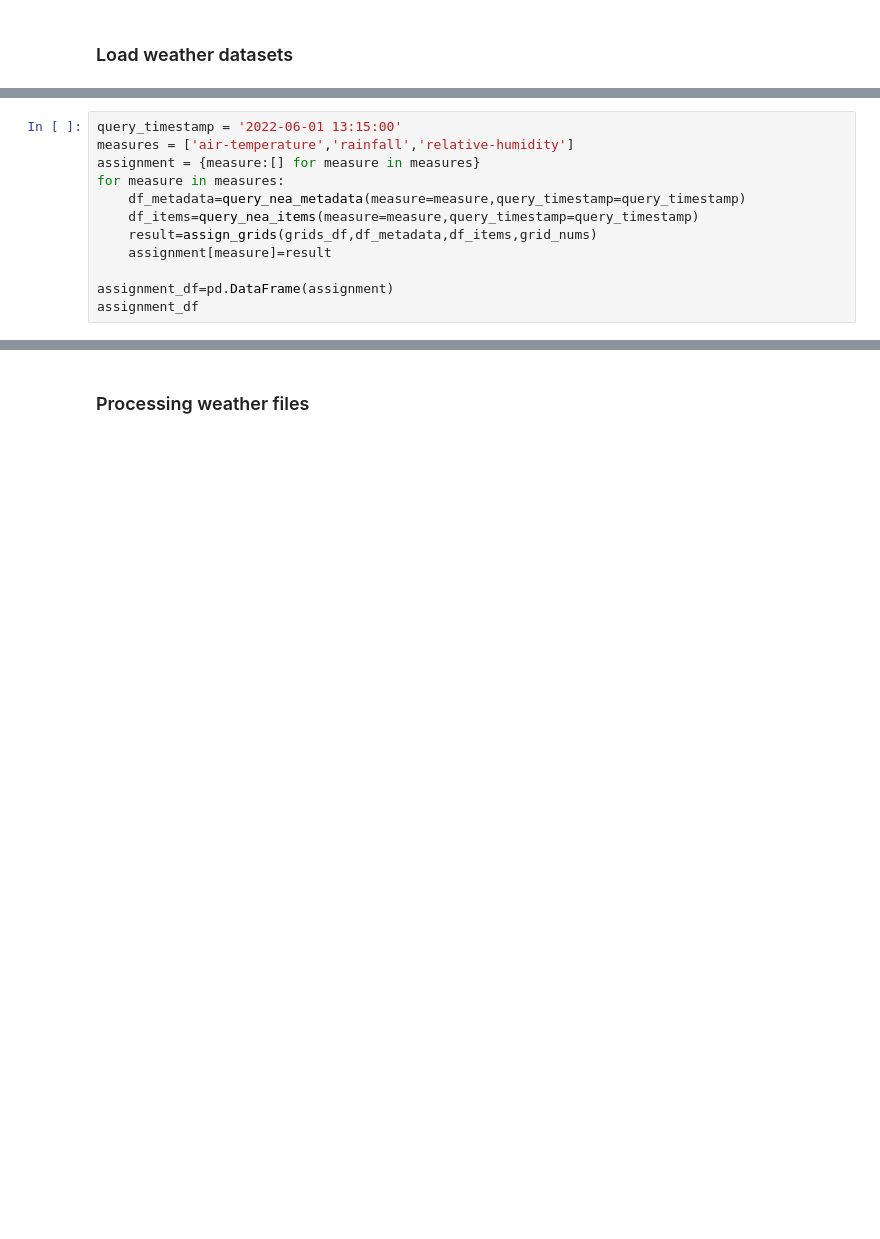
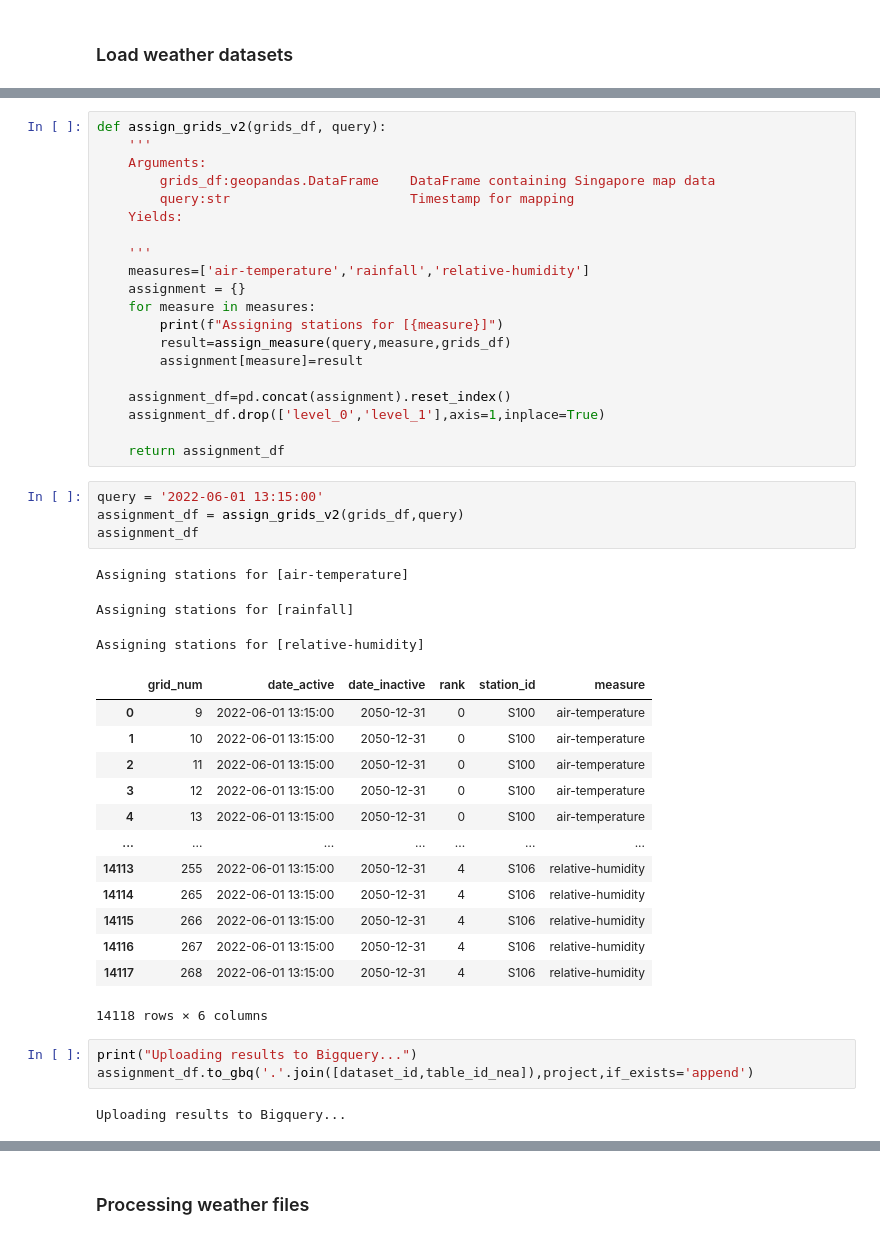
Before and after one commit to spencerkmarley/smu-cs611-mleng-project, a Jupyter notebook: Assignment.ipynb, the cells around one changed output, grey strips where cells are left out. Saved outputs shown, nothing was run; the diff lists cells and outputs as text; blank space fills up the shorter version.

```diff
--- a/Assignment.ipynb
+++ b/Assignment.ipynb
@@ -207,15 +181,3 @@ def query_taxi_availability(query_timestamp:str, project_id='ml-eng-cs611-group-
     """
 
     return pd.read_gbq(sql, project_id=project_id)
-# %%
-query_timestamp = '2022-06-01 13:15:00'
-measures = ['air-temperature','rainfall','relative-humidity']
-assignment = {measure:[] for measure in measures}
-for measure in measures:
-    df_metadata=query_nea_metadata(measure=measure,query_timestamp=query_timestamp)
-    df_items=query_nea_items(measure=measure,query_timestamp=query_timestamp)
-    result=assign_grids(grids_df,df_metadata,df_items,grid_nums)
-    assignment[measure]=result
-
-assignment_df=pd.DataFrame(assignment)
-assignment_df
@@ -235,0 +207,46 @@ assignment_df
+# %%
+def assign_grids_v2(grids_df, query):
+    '''
+    Arguments:
+        grids_df:geopandas.DataFrame    DataFrame containing Singapore map data
+        query:str                       Timestamp for mapping
+    Yields:
+
+    '''
+    measures=['air-temperature','rainfall','relative-humidity']
+    assignment = {}
+    for measure in measures:
+        print(f"Assigning stations for [{measure}]")
+        result=assign_measure(query,measure,grids_df)
+        assignment[measure]=result
+
+    assignment_df=pd.concat(assignment).reset_index()
+    assignment_df.drop(['level_0','level_1'],axis=1,inplace=True)
+
+    return assignment_df
+# %%
+query = '2022-06-01 13:15:00'
+assignment_df = assign_grids_v2(grids_df,query)
+assignment_df
+# %% [output]
+Assigning stations for [air-temperature]
+Assigning stations for [rainfall]
+Assigning stations for [relative-humidity]
+|  | grid_num | date_active | date_inactive | rank | station_id | measure |
+| 0 | 9 | 2022-06-01 13:15:00 | 2050-12-31 | 0 | S100 | air-temperature |
+| 1 | 10 | 2022-06-01 13:15:00 | 2050-12-31 | 0 | S100 | air-temperature |
+| 2 | 11 | 2022-06-01 13:15:00 | 2050-12-31 | 0 | S100 | air-temperature |
+| 3 | 12 | 2022-06-01 13:15:00 | 2050-12-31 | 0 | S100 | air-temperature |
+| 4 | 13 | 2022-06-01 13:15:00 | 2050-12-31 | 0 | S100 | air-temperature |
+| ... | ... | ... | ... | ... | ... | ... |
+| 14113 | 255 | 2022-06-01 13:15:00 | 2050-12-31 | 4 | S106 | relative-humidity |
+| 14114 | 265 | 2022-06-01 13:15:00 | 2050-12-31 | 4 | S106 | relative-humidity |
+| 14115 | 266 | 2022-06-01 13:15:00 | 2050-12-31 | 4 | S106 | relative-humidity |
+| 14116 | 267 | 2022-06-01 13:15:00 | 2050-12-31 | 4 | S106 | relative-humidity |
+| 14117 | 268 | 2022-06-01 13:15:00 | 2050-12-31 | 4 | S106 | relative-humidity |
+14118 rows × 6 columns
+# %%
+print("Uploading results to Bigquery...")
+assignment_df.to_gbq('.'.join([dataset_id,table_id_nea]),project,if_exists='append')
+# %% [output]
+Uploading results to Bigquery...
```
Also changed, not shown: parts of 20 cells of this notebook, 1 other file.
